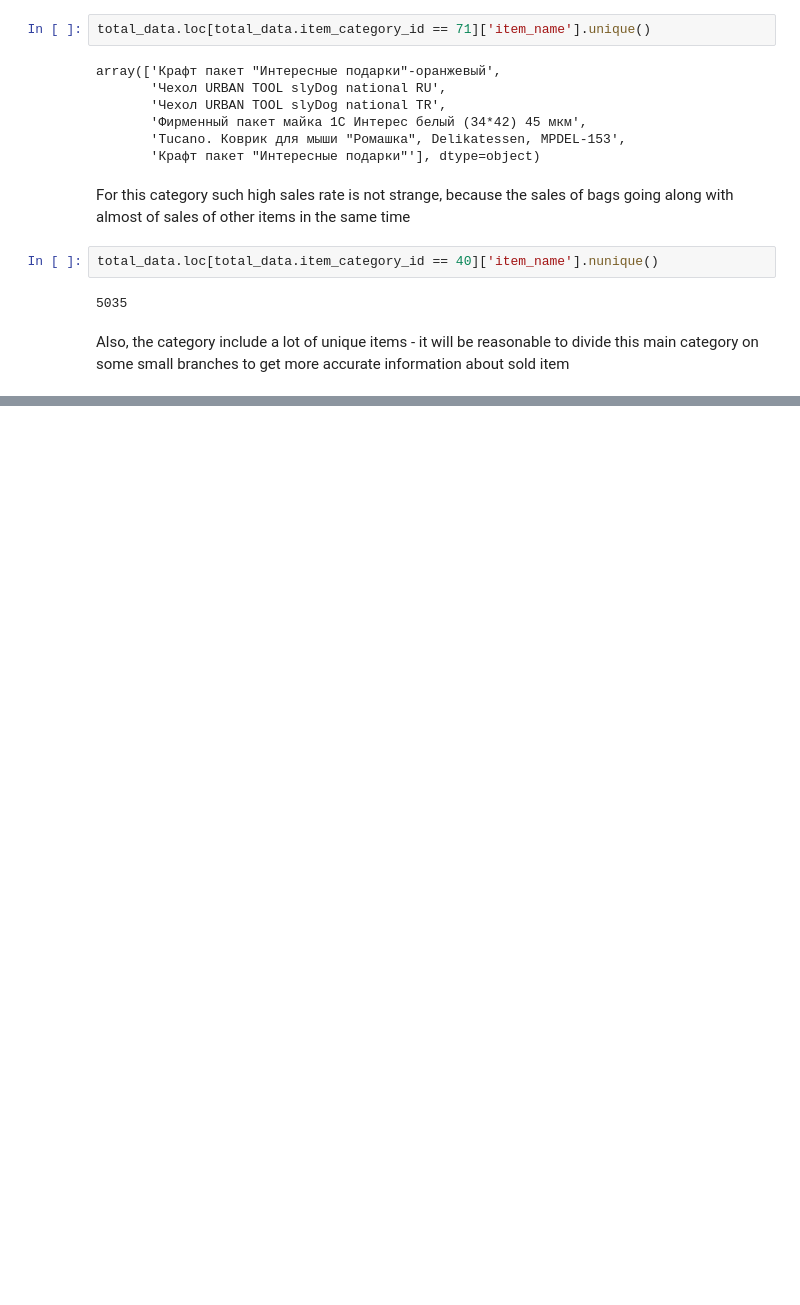
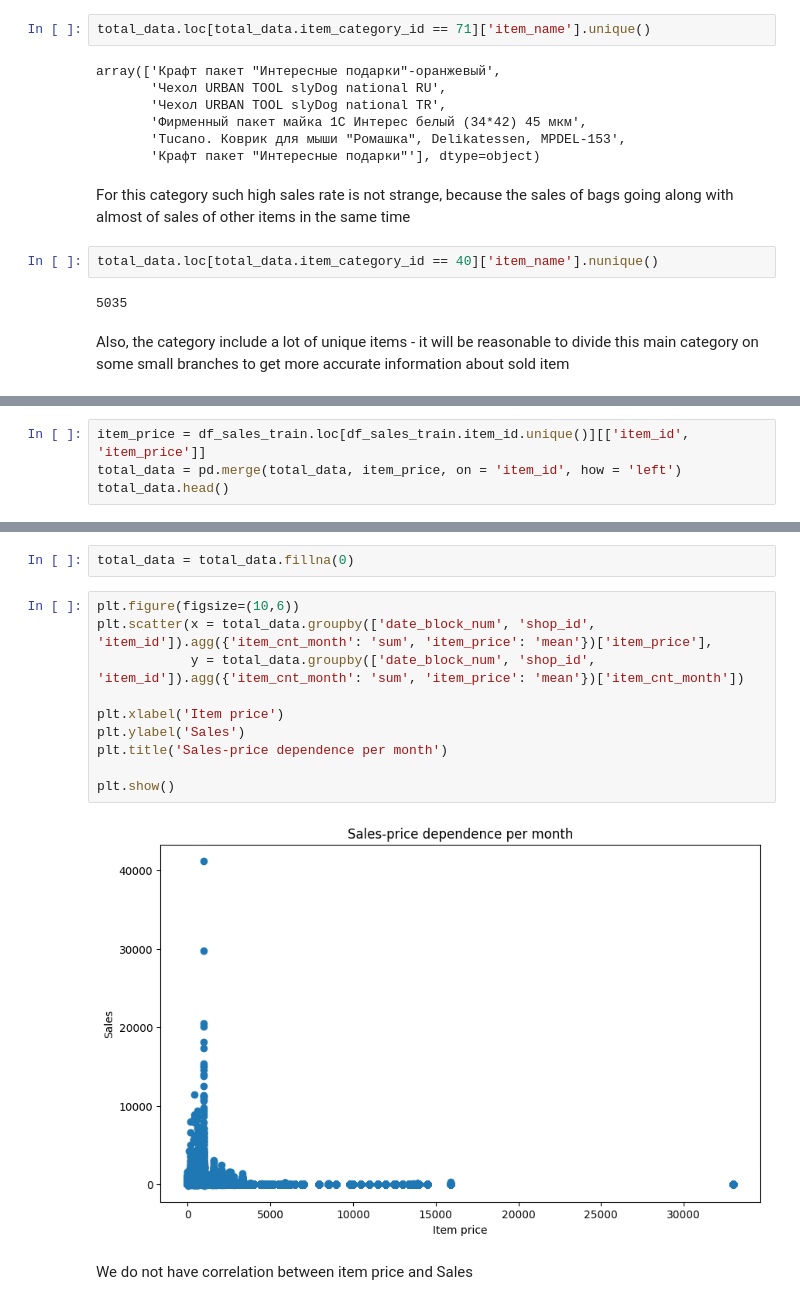
Before and after one commit to YPolina/Trainee, a Jupyter notebook: DS.ipynb, the cells around one changed output, grey strips where cells are left out. Drawn from its saved outputs; the diff is of its cells as text; blank space fills up the shorter version.

```diff
--- a/DS.ipynb
+++ b/DS.ipynb
@@ -496,0 +503,4 @@ Also, the category include a lot of unique items - it will be reasonable to divi
+# %%
+item_price = df_sales_train.loc[df_sales_train.item_id.unique()][['item_id', 'item_price']]
+total_data = pd.merge(total_data, item_price, on = 'item_id', how = 'left')
+total_data.head()
@@ -496,0 +514,16 @@ Also, the category include a lot of unique items - it will be reasonable to divi
+# %%
+total_data = total_data.fillna(0)
+# %%
+plt.figure(figsize=(10,6))
+plt.scatter(x = total_data.groupby(['date_block_num', 'shop_id', 'item_id']).agg({'item_cnt_month': 'sum', 'item_price': 'mean'})['item_price'],
+            y = total_data.groupby(['date_block_num', 'shop_id', 'item_id']).agg({'item_cnt_month': 'sum', 'item_price': 'mean'})['item_cnt_month'])
+
+plt.xlabel('Item price')
+plt.ylabel('Sales')
+plt.title('Sales-price dependence per month')
+
+plt.show()
+# %% [output]
+[figure, added]
+# %% [markdown]
+We do not have correlation between item price and Sales
```
Also changed, not shown: parts of 28 cells of this notebook.
